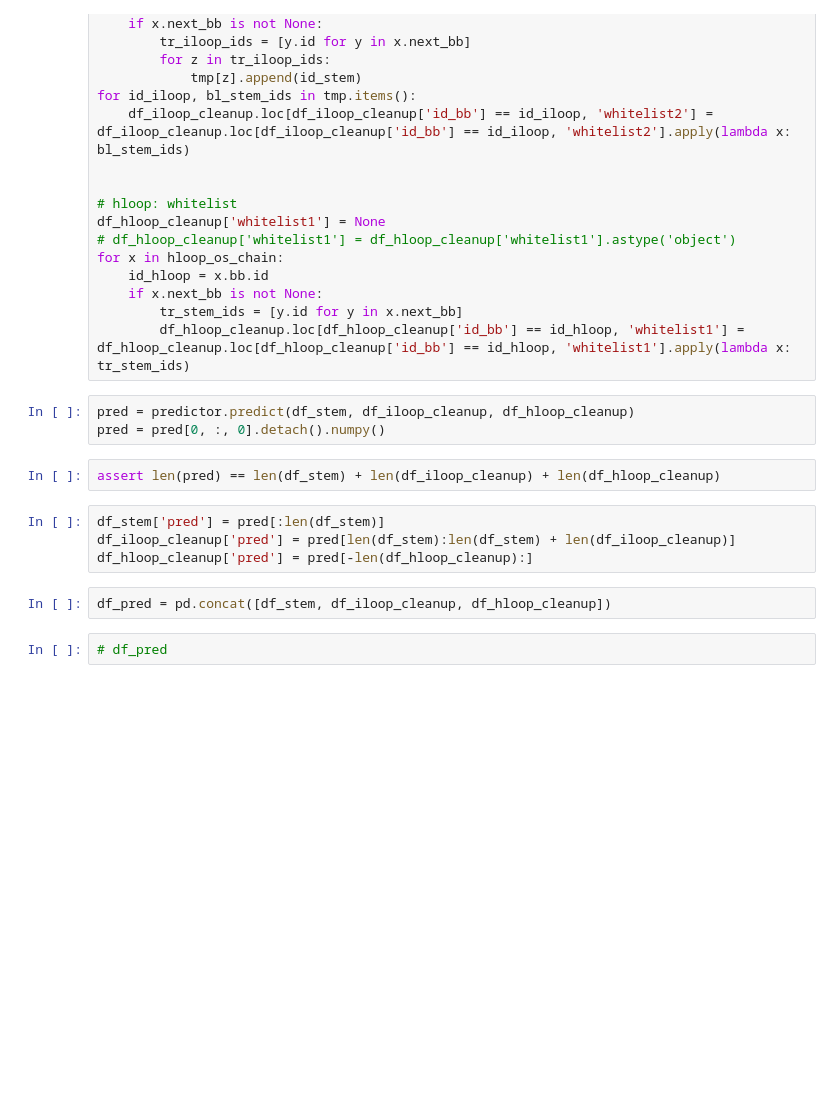
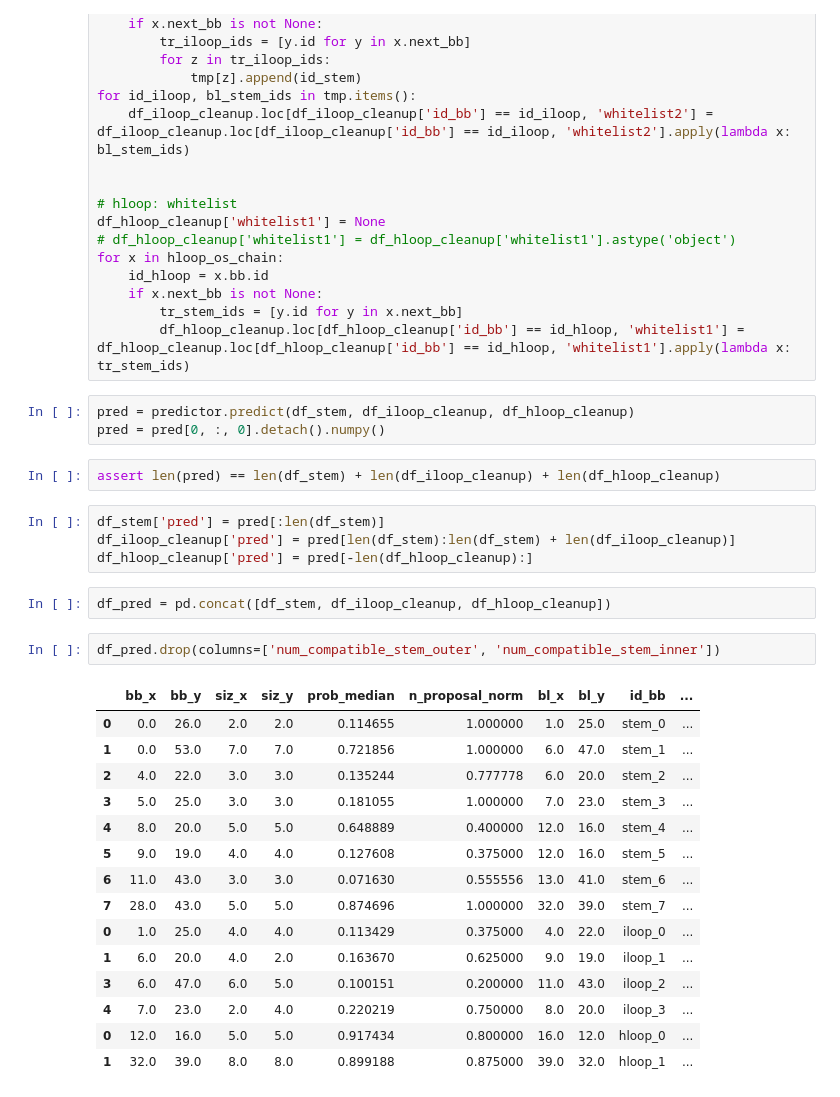
Before and after one commit to PSI-Lab/alice-sandbox, a Jupyter notebook: meetings/2020_12_08/tmp.ipynb, the cells around one changed output. Saved outputs shown, nothing was run; the diff lists cells and outputs as text; blank space fills up the shorter version.

```diff
--- a/meetings/2020_12_08/tmp.ipynb
+++ b/meetings/2020_12_08/tmp.ipynb
@@ -227,8 +220,24 @@ df_iloop_cleanup['pred'] = pred[len(df_stem):len(df_stem) + len(df_iloop_cleanup
 df_hloop_cleanup['pred'] = pred[-len(df_hloop_cleanup):]
 # %%
 df_pred = pd.concat([df_stem, df_iloop_cleanup, df_hloop_cleanup])
-# %%
-# df_pred
+# %%
+df_pred.drop(columns=['num_compatible_stem_outer', 'num_compatible_stem_inner'])
+# %% [output]
+|  | bb_x | bb_y | siz_x | siz_y | prob_median | n_proposal_norm | bl_x | bl_y | id_bb | ... |
+| 0 | 0.0 | 26.0 | 2.0 | 2.0 | 0.114655 | 1.000000 | 1.0 | 25.0 | stem_0 | ... |
+| 1 | 0.0 | 53.0 | 7.0 | 7.0 | 0.721856 | 1.000000 | 6.0 | 47.0 | stem_1 | ... |
+| 2 | 4.0 | 22.0 | 3.0 | 3.0 | 0.135244 | 0.777778 | 6.0 | 20.0 | stem_2 | ... |
+| 3 | 5.0 | 25.0 | 3.0 | 3.0 | 0.181055 | 1.000000 | 7.0 | 23.0 | stem_3 | ... |
+| 4 | 8.0 | 20.0 | 5.0 | 5.0 | 0.648889 | 0.400000 | 12.0 | 16.0 | stem_4 | ... |
+| 5 | 9.0 | 19.0 | 4.0 | 4.0 | 0.127608 | 0.375000 | 12.0 | 16.0 | stem_5 | ... |
+| 6 | 11.0 | 43.0 | 3.0 | 3.0 | 0.071630 | 0.555556 | 13.0 | 41.0 | stem_6 | ... |
+| 7 | 28.0 | 43.0 | 5.0 | 5.0 | 0.874696 | 1.000000 | 32.0 | 39.0 | stem_7 | ... |
+| 0 | 1.0 | 25.0 | 4.0 | 4.0 | 0.113429 | 0.375000 | 4.0 | 22.0 | iloop_0 | ... |
+| 1 | 6.0 | 20.0 | 4.0 | 2.0 | 0.163670 | 0.625000 | 9.0 | 19.0 | iloop_1 | ... |
+| 3 | 6.0 | 47.0 | 6.0 | 5.0 | 0.100151 | 0.200000 | 11.0 | 43.0 | iloop_2 | ... |
+| 4 | 7.0 | 23.0 | 2.0 | 4.0 | 0.220219 | 0.750000 | 8.0 | 20.0 | iloop_3 | ... |
+| 0 | 12.0 | 16.0 | 5.0 | 5.0 | 0.917434 | 0.800000 | 16.0 | 12.0 | hloop_0 | ... |
+| 1 | 32.0 | 39.0 | 8.0 | 8.0 | 0.899188 | 0.875000 | 39.0 | 32.0 | hloop_1 | ... |
 # %%
 # a more efficient way to implement this is to maintain a queues
 # queue contains all bbs, sorted according to prediction to start with
```
Also changed, not shown: parts of 8 cells of this notebook, 1 other file.
